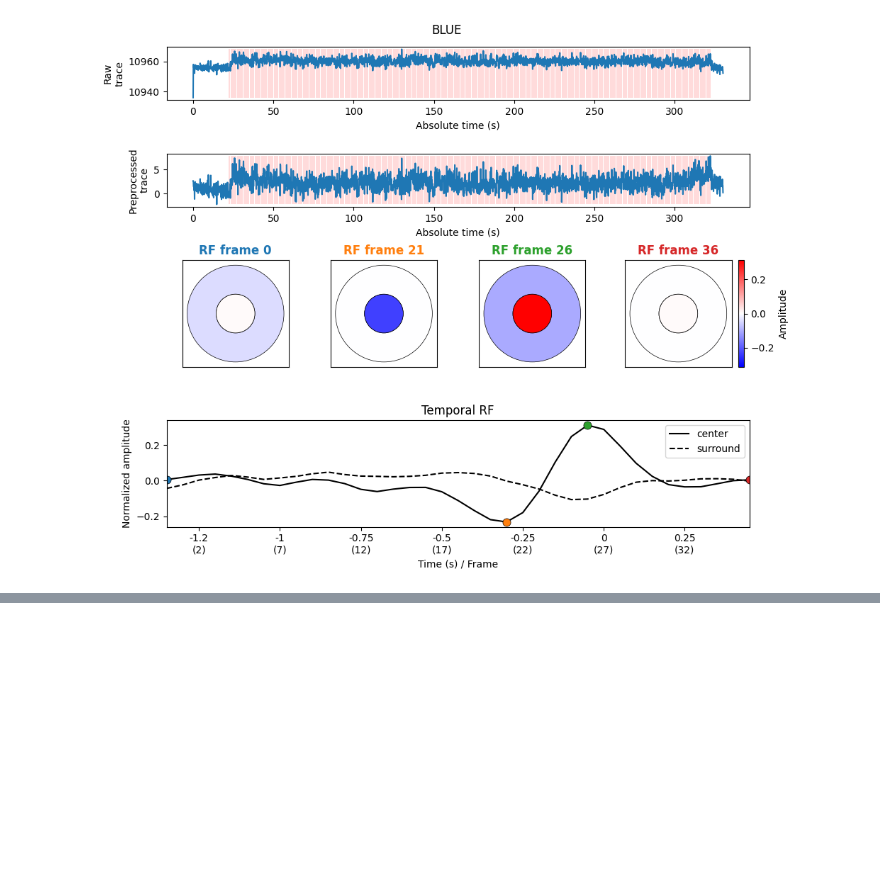
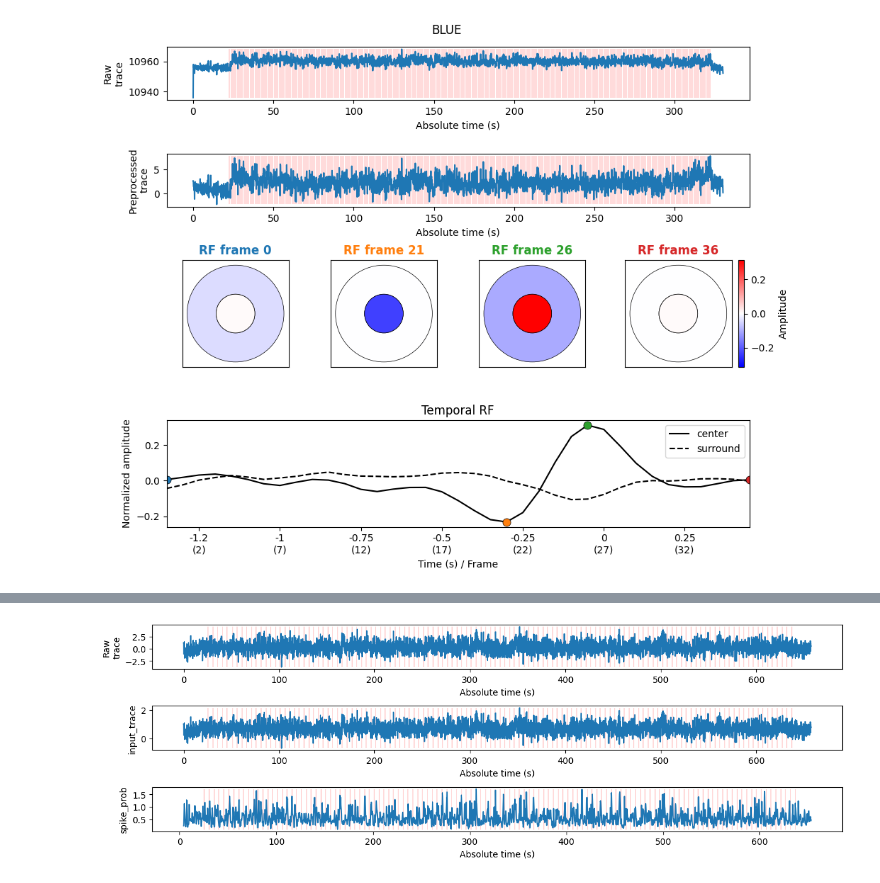
Before and after one commit to eulerlab/all-GCL-manuscript, a Jupyter notebook: notebooks/tutorials/plot_traces_and_triggers.ipynb, the cells around one changed output, grey strips where cells are left out. Cells and saved outputs as stored; diff of their text form; code cells hidden in the pictures; blank space fills up the shorter version.

```diff
--- a/notebooks/tutorials/plot_traces_and_triggers.ipynb
+++ b/notebooks/tutorials/plot_traces_and_triggers.ipynb
@@ -412,0 +429,30 @@ plot_center_surround_stim(row, prefix='blue_')
+# %%
+def plot_cascade_trace(ax, row, kind='input_trace'):
+    trace = row[f"cascade_{kind}"]
+    trace_t0 = row[f"cascade_t0"]
+    trace_dt = row[f"cascade_dt"]
+    triggertimes = row[f"triggertimes"]
+
+    trace_ts = np.arange(trace.size) * trace_dt + trace_t0
+
+    ax.plot(trace_ts, trace)
+    plot_triggers(ax, triggertimes, ymin=np.nanmin(trace), ymax=np.nanmax(trace))
+
+    ax.set(xlabel='Absolute time (s)', ylabel=kind)
+# %%
+def plot_mc_stim(row):
+    fig, axs = plt.subplots(3, 1, figsize=(12, 4))
+
+    ax = axs[0]
+    plot_raw_trace(ax, row, prefix='')
+
+    ax = axs[1]
+    plot_cascade_trace(ax, row, kind='input_trace')
+
+    ax = axs[2]
+    plot_cascade_trace(ax, row, kind='spike_prob')
+
+    plt.tight_layout()
+# %%
+row = all_gcl_df[all_gcl_df['natural_movie_trace_bundles'].apply(lambda x: len(x) > 0)].iloc[0]['natural_movie_trace_bundles'][0]
+row
@@ -412,0 +477,4 @@ plot_center_surround_stim(row, prefix='blue_')
+# %%
+plot_mc_stim(row)
+# %% [output]
+[figure, added]
```
Also changed, not shown: parts of 10 cells of this notebook, 2 other files.
